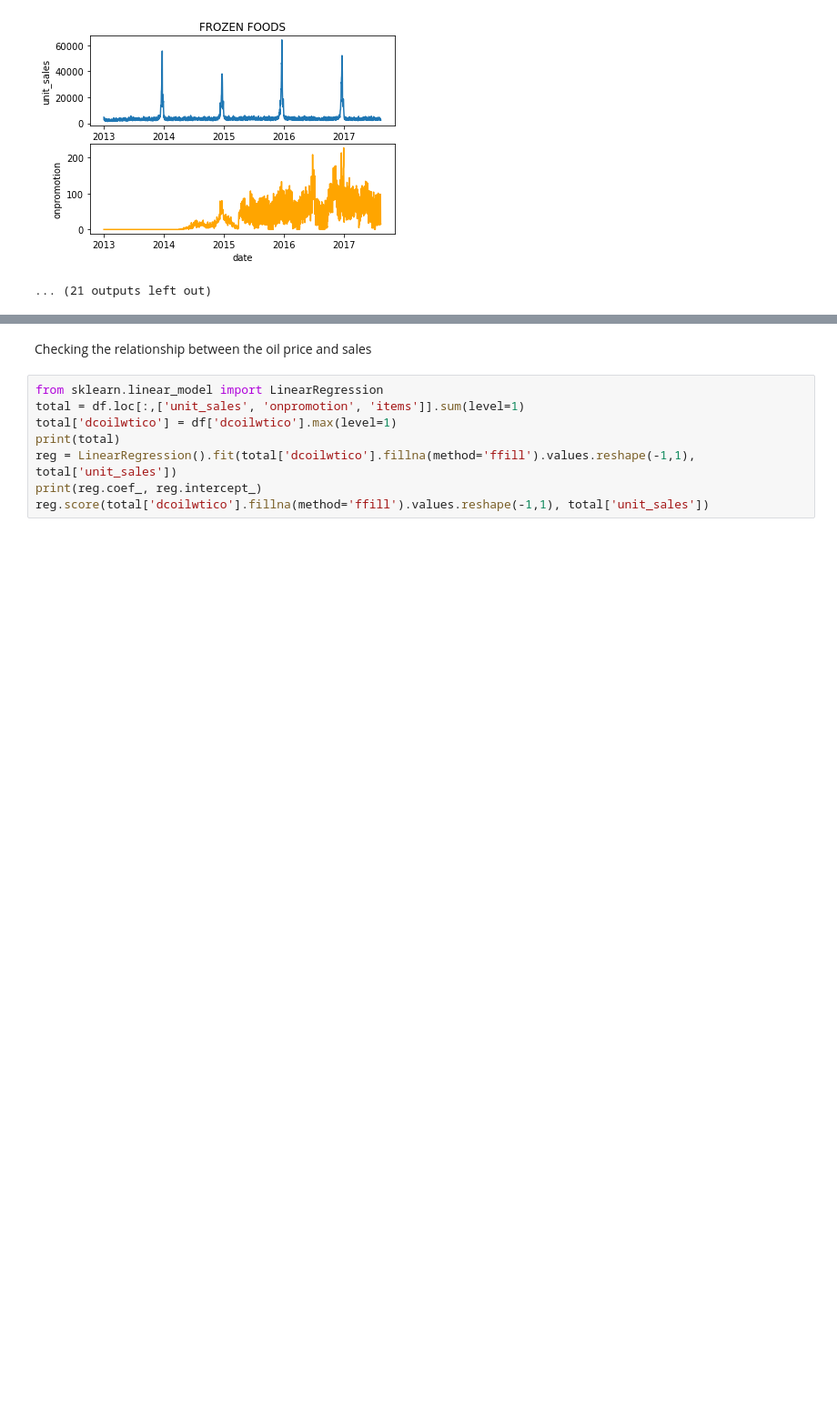
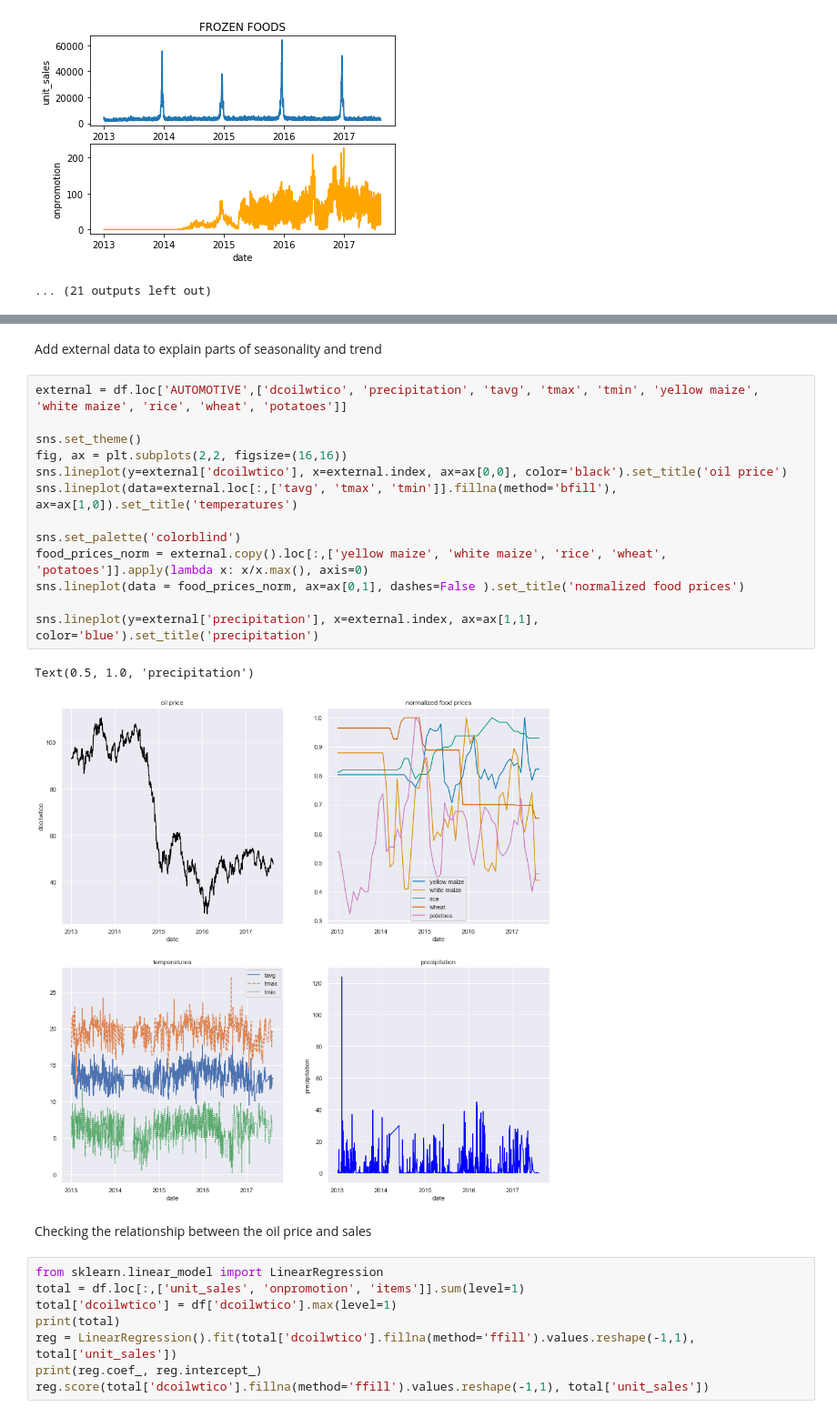
Before and after one commit to Elias-YJ/bsc-thesis, a Jupyter notebook: Exploration.ipynb, the cells around one changed output, grey strips where cells are left out. Shown at 91% size. Drawn from its saved outputs; the diff is of its cells as text; blank space fills up the shorter version.

Commit message:
Add precipitation plot

```diff
--- a/Exploration.ipynb
+++ b/Exploration.ipynb
@@ -232,3 +217,21 @@ sns.set_theme()
+# %% [markdown]
+Add external data to explain parts of seasonality and trend
+# %%
+external = df.loc['AUTOMOTIVE',['dcoilwtico', 'precipitation', 'tavg', 'tmax', 'tmin', 'yellow maize', 'white maize', 'rice', 'wheat', 'potatoes']]
+
+sns.set_theme()
+fig, ax = plt.subplots(2,2, figsize=(16,16))
+sns.lineplot(y=external['dcoilwtico'], x=external.index, ax=ax[0,0], color='black').set_title('oil price')
+sns.lineplot(data=external.loc[:,['tavg', 'tmax', 'tmin']].fillna(method='bfill'), ax=ax[1,0]).set_title('temperatures')
+
+sns.set_palette('colorblind')
+food_prices_norm = external.copy().loc[:,['yellow maize', 'white maize', 'rice', 'wheat', 'potatoes']].apply(lambda x: x/x.max(), axis=0)
+sns.lineplot(data = food_prices_norm, ax=ax[0,1], dashes=False ).set_title('normalized food prices')
+
+sns.lineplot(y=external['precipitation'], x=external.index, ax=ax[1,1], color='blue').set_title('precipitation')
+# %% [output]
+Text(0.5, 1.0, 'precipitation')
+[figure, added]
 # %% [markdown]
 Checking the relationship between the oil price and sales
 # %%
```
Also changed, not shown: parts of 6 cells of this notebook.
